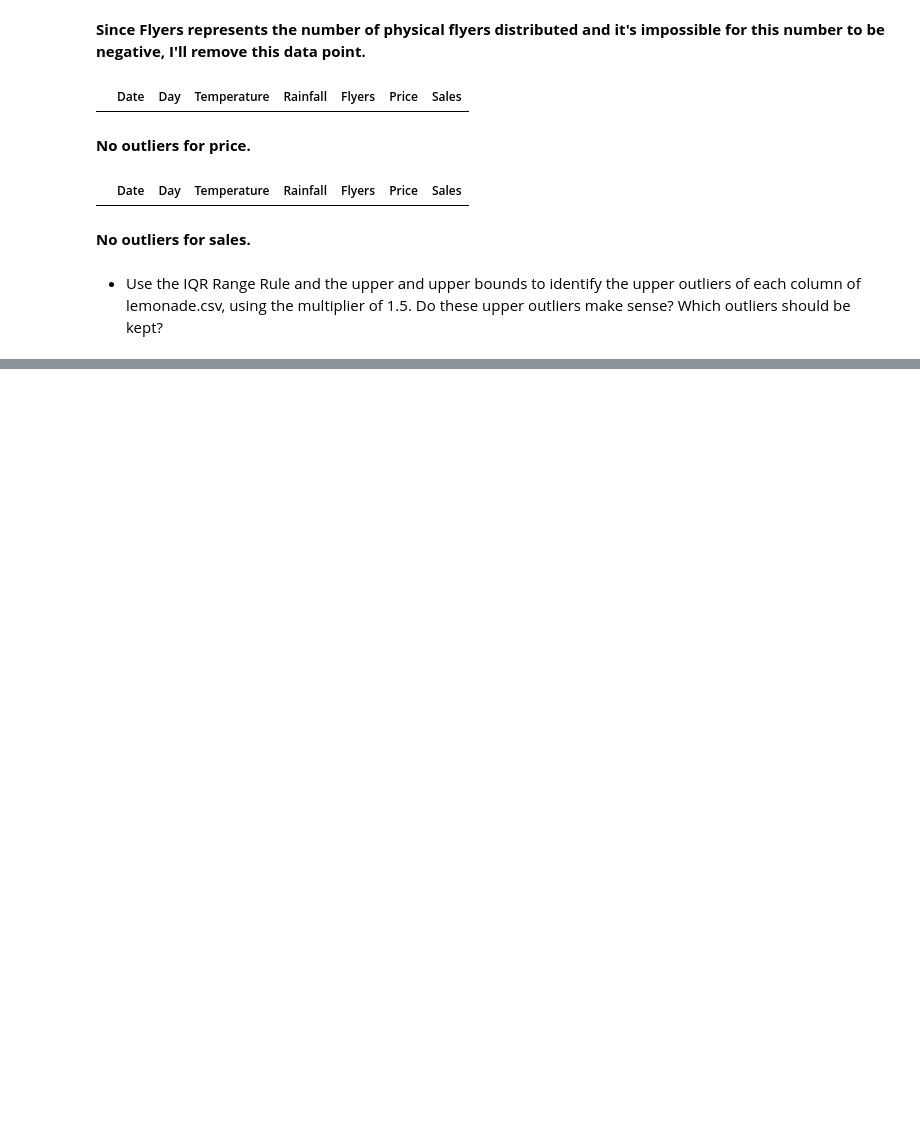
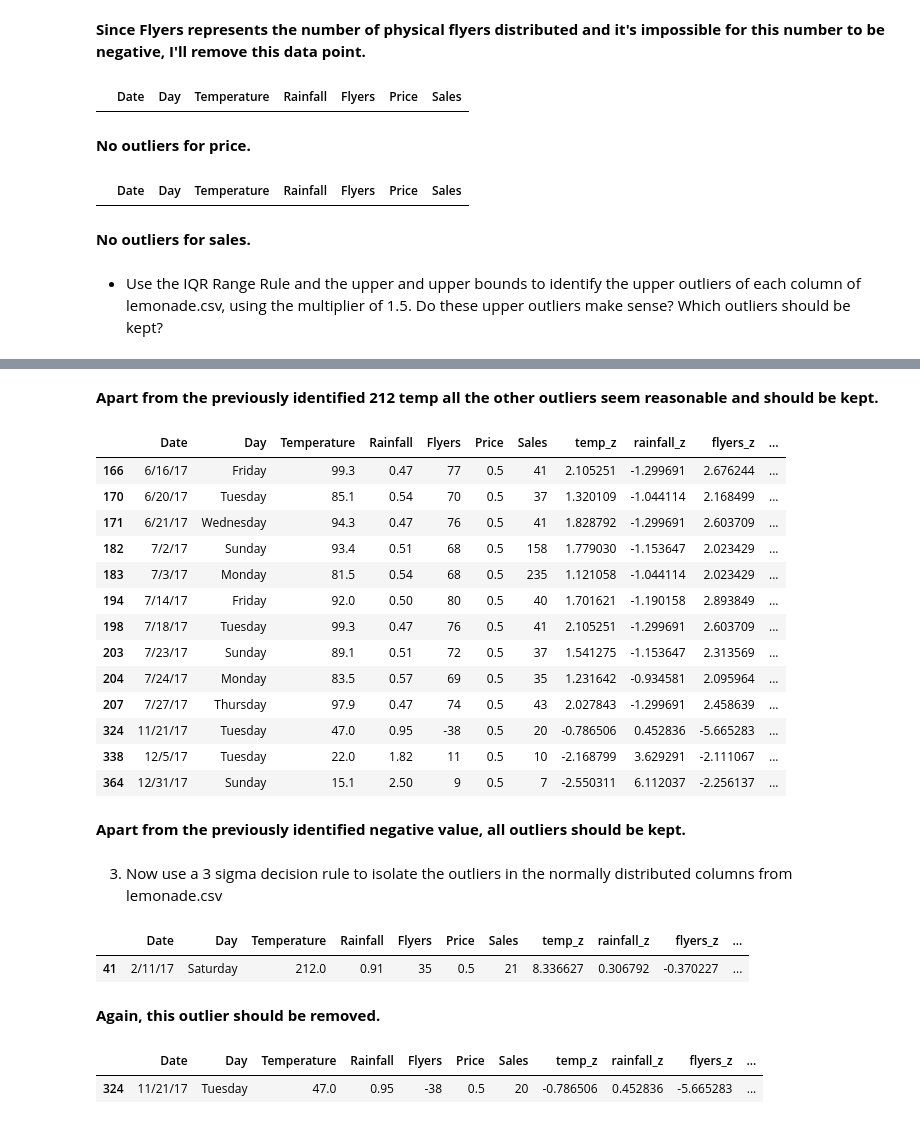
Before and after one commit to kristofer-rivera/anomaly-detection-exercises, a Jupyter notebook: continuous_probabilistic_methods.ipynb, the cells around one changed output, grey strips where cells are left out. Cells and saved outputs as stored; diff of their text form; code cells hidden in the pictures; blank space fills up the shorter version.

```diff
--- a/continuous_probabilistic_methods.ipynb
+++ b/continuous_probabilistic_methods.ipynb
@@ -121,0 +306,6 @@ df[df.Sales < sales_lower]
+# %%
+# Calculate z scores for all numerical columns
+df['temp_z'] = (df.Temperature - df.Temperature.mean()) / df.Temperature.std()
+df['rainfall_z'] = (df.Rainfall - df.Rainfall.mean()) / df.Rainfall.std()
+df['flyers_z'] = (df.Flyers - df.Flyers.mean()) / df.Flyers.std()
+df['sales_z'] = (df.Sales - df.Sales.mean()) / df.Sales.std()
@@ -121,0 +331,35 @@ df[df.Sales < sales_lower]
+# %% [markdown]
+**Apart from the previously identified 212 temp all the other outliers seem reasonable and should be kept.**
+# %%
+df[df['flyers_z'].abs() >= 2]
+# %% [output]
+|  | Date | Day | Temperature | Rainfall | Flyers | Price | Sales | temp_z | rainfall_z | flyers_z | ... |
+| 166 | 6/16/17 | Friday | 99.3 | 0.47 | 77 | 0.5 | 41 | 2.105251 | -1.299691 | 2.676244 | ... |
+| 170 | 6/20/17 | Tuesday | 85.1 | 0.54 | 70 | 0.5 | 37 | 1.320109 | -1.044114 | 2.168499 | ... |
+| 171 | 6/21/17 | Wednesday | 94.3 | 0.47 | 76 | 0.5 | 41 | 1.828792 | -1.299691 | 2.603709 | ... |
+| 182 | 7/2/17 | Sunday | 93.4 | 0.51 | 68 | 0.5 | 158 | 1.779030 | -1.153647 | 2.023429 | ... |
+| 183 | 7/3/17 | Monday | 81.5 | 0.54 | 68 | 0.5 | 235 | 1.121058 | -1.044114 | 2.023429 | ... |
+| 194 | 7/14/17 | Friday | 92.0 | 0.50 | 80 | 0.5 | 40 | 1.701621 | -1.190158 | 2.893849 | ... |
+| 198 | 7/18/17 | Tuesday | 99.3 | 0.47 | 76 | 0.5 | 41 | 2.105251 | -1.299691 | 2.603709 | ... |
+| 203 | 7/23/17 | Sunday | 89.1 | 0.51 | 72 | 0.5 | 37 | 1.541275 | -1.153647 | 2.313569 | ... |
+| 204 | 7/24/17 | Monday | 83.5 | 0.57 | 69 | 0.5 | 35 | 1.231642 | -0.934581 | 2.095964 | ... |
+| 207 | 7/27/17 | Thursday | 97.9 | 0.47 | 74 | 0.5 | 43 | 2.027843 | -1.299691 | 2.458639 | ... |
+| 324 | 11/21/17 | Tuesday | 47.0 | 0.95 | -38 | 0.5 | 20 | -0.786506 | 0.452836 | -5.665283 | ... |
+| 338 | 12/5/17 | Tuesday | 22.0 | 1.82 | 11 | 0.5 | 10 | -2.168799 | 3.629291 | -2.111067 | ... |
+| 364 | 12/31/17 | Sunday | 15.1 | 2.50 | 9 | 0.5 | 7 | -2.550311 | 6.112037 | -2.256137 | ... |
+# %% [markdown]
+**Apart from the previously identified negative value, all outliers should be kept.**
+# %% [markdown]
+3. Now use a 3 sigma decision rule to isolate the outliers in the normally distributed columns from lemonade.csv
+# %%
+df[df['temp_z'].abs() >= 3]
+# %% [output]
+|  | Date | Day | Temperature | Rainfall | Flyers | Price | Sales | temp_z | rainfall_z | flyers_z | ... |
+| 41 | 2/11/17 | Saturday | 212.0 | 0.91 | 35 | 0.5 | 21 | 8.336627 | 0.306792 | -0.370227 | ... |
+# %% [markdown]
+**Again, this outlier should be removed.**
+# %%
+df[df['flyers_z'].abs() >= 3]
+# %% [output]
+|  | Date | Day | Temperature | Rainfall | Flyers | Price | Sales | temp_z | rainfall_z | flyers_z | ... |
+| 324 | 11/21/17 | Tuesday | 47.0 | 0.95 | -38 | 0.5 | 20 | -0.786506 | 0.452836 | -5.665283 | ... |
```
Also changed, not shown: parts of 42 cells of this notebook.
